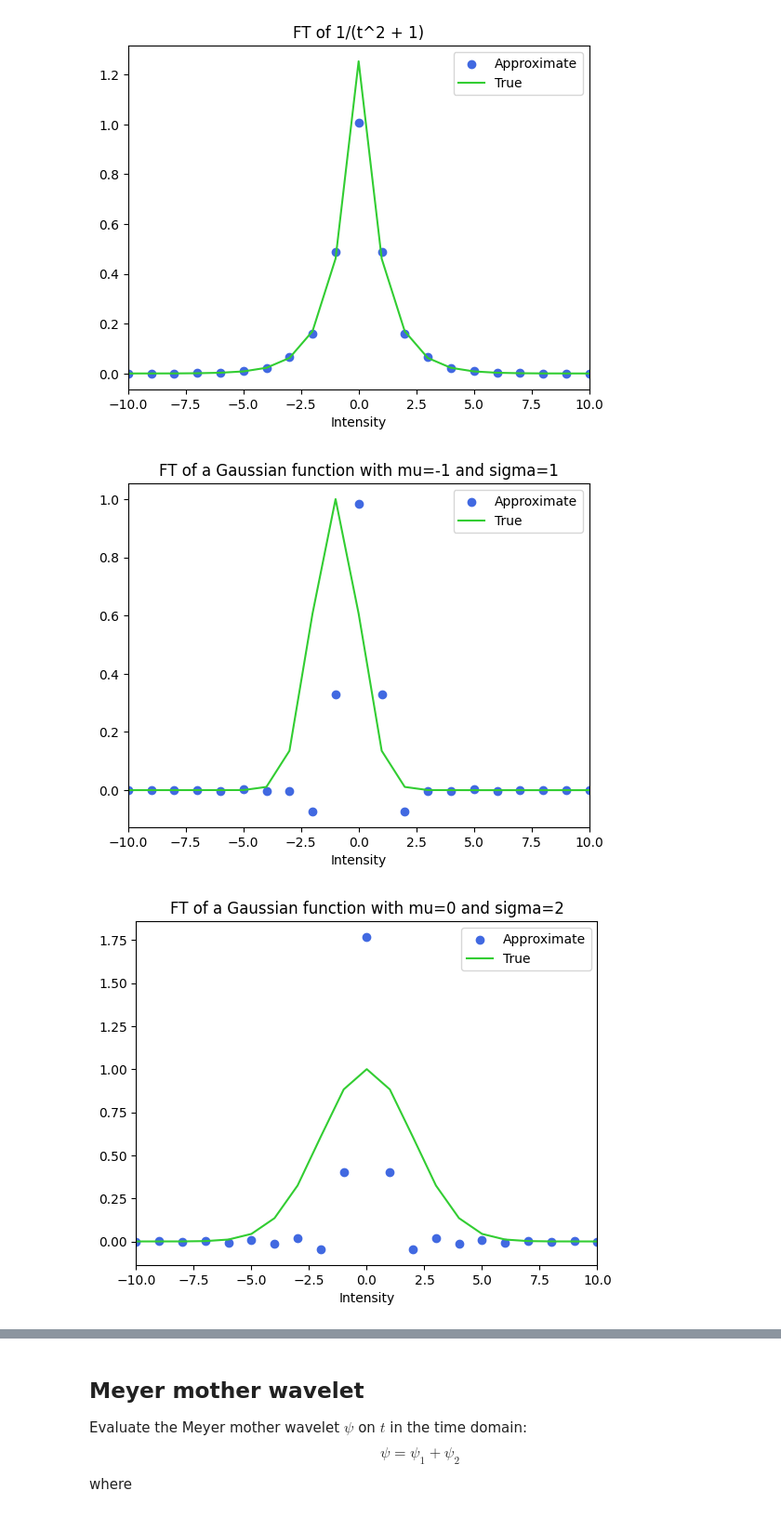
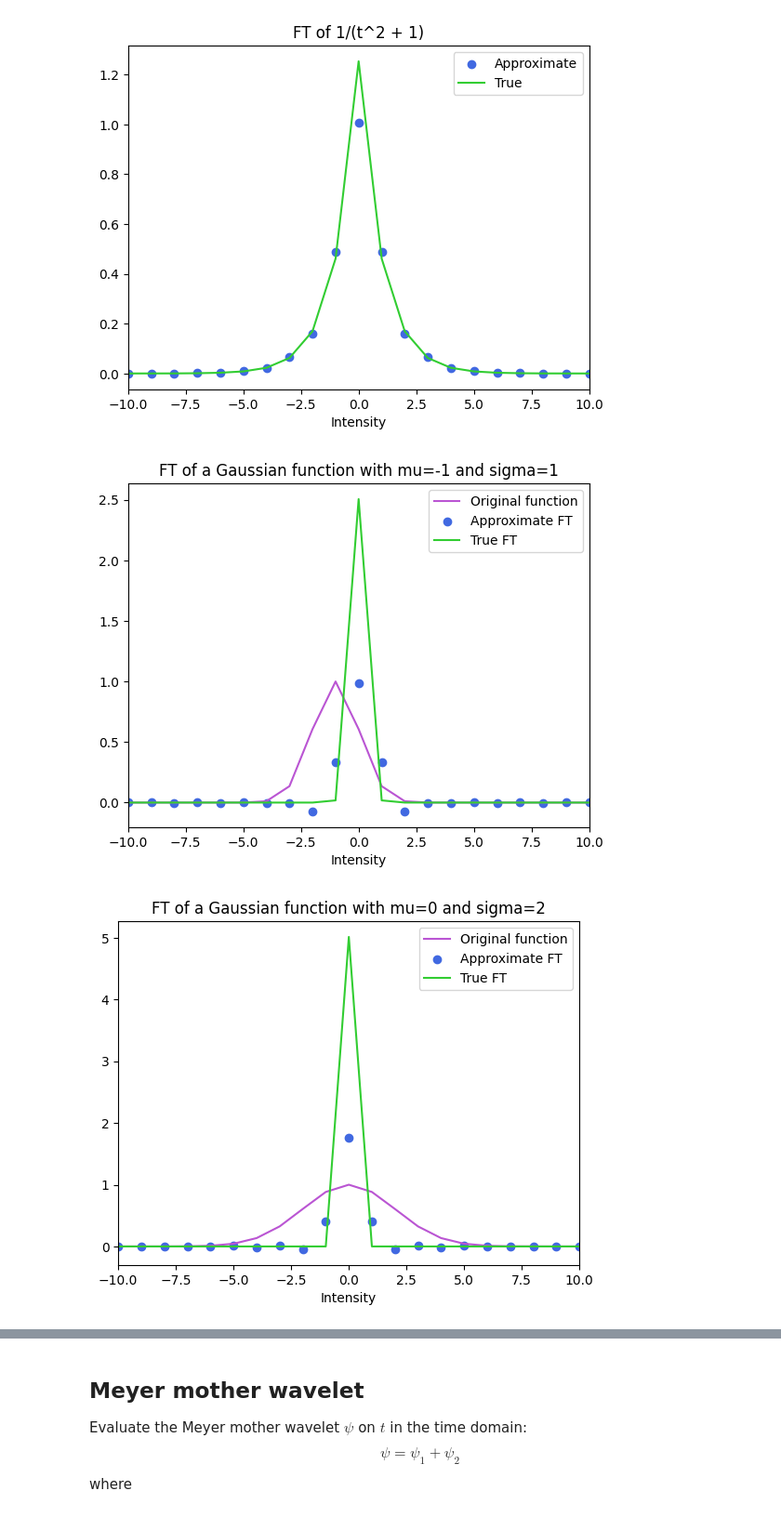
Before and after one commit to EmmaShedden/logm-fractional-brownian-motion, a Jupyter notebook: series-rep/main.ipynb, the cells around one changed output, grey strips where cells are left out. Shown at 93% size. Saved outputs shown, nothing was run; the diff lists cells and outputs as text; code cells hidden in the pictures.

```diff
--- a/series-rep/main.ipynb
+++ b/series-rep/main.ipynb
@@ -151,25 +151,28 @@ if debug:
 # %%
 if debug:
     gaussian = lambda x, mu, sig : np.exp(-np.power(x - mu, 2.) / (2 * np.power(sig, 2.)))
     specific_gaussian = lambda mu, sig : lambda x : gaussian(x, mu, sig) # f
     for mu, sig in [(-1, 1), (0, 2), (2, 3)]:
+        f = specific_gaussian(mu, sig)(xi) # discretized f
         g = fast_ft(specific_gaussian(mu, sig)) # our version of f-hat
-        h = specific_gaussian(mu, sig)(xi) # true version of f-hat
+        h = np.sqrt(2 * np.pi * sig**2) * specific_gaussian(0, 1 / (np.pi * sig))(xi) # true version of f-hat
 
-        _, ys = zip(*sorted(zip(xi, g)))
-        xs, zs = zip(*sorted(zip(xi, h)))
+        _, fs = zip(*sorted(zip(xi, f)))
+        _, gs = zip(*sorted(zip(xi, g)))
+        xs, hs = zip(*sorted(zip(xi, h)))
 
-        plt.scatter(xs, ys, color="royalblue", label="Approximate")
-        plt.plot(xs, zs, color="limegreen", label="True")
+        plt.plot(xs, fs, color="mediumorchid", label="Original function")
+        plt.scatter(xs, gs, color="royalblue", label="Approximate FT")
+        plt.plot(xs, hs, color="limegreen", label="True FT")
 
         plt.title("FT of a Gaussian function with mu={} and sigma={}".format(mu, sig))
         plt.xlabel("Frequency (xi)")
         plt.xlabel("Intensity")
 
         plt.gca().set_xlim(-10,10)
         plt.legend()
         plt.show()
         plt.close()
 # %% [output]
-[figure, old version]
+[figure, new version]
-[figure, old version]
+[figure, new version]
```
Also changed, not shown: parts of 5 cells of this notebook, 1 other file.
